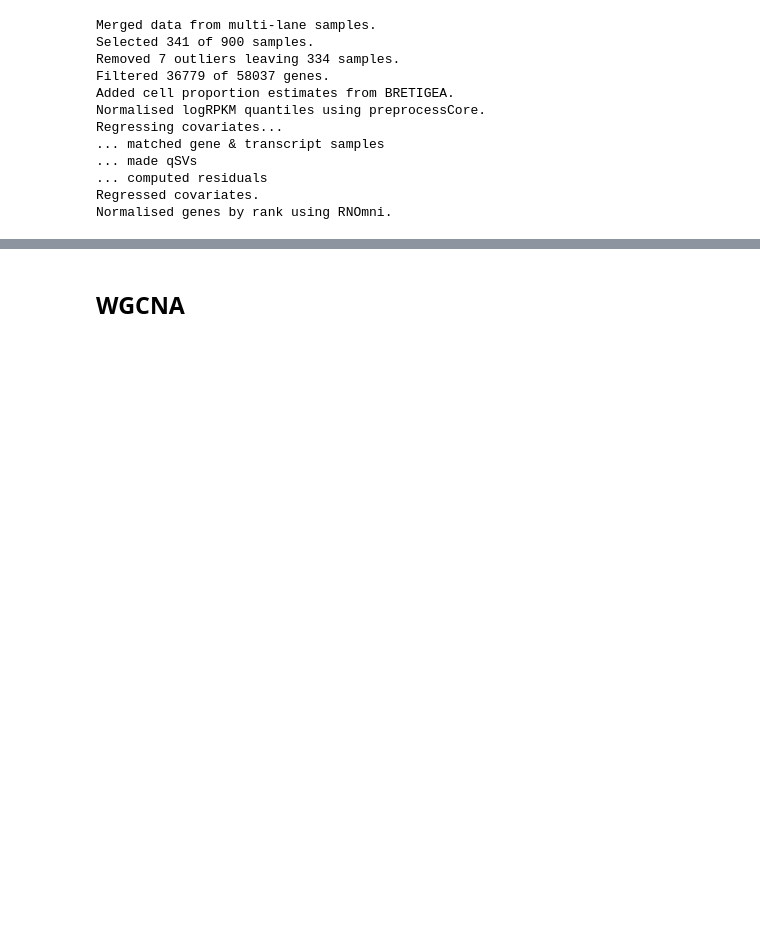
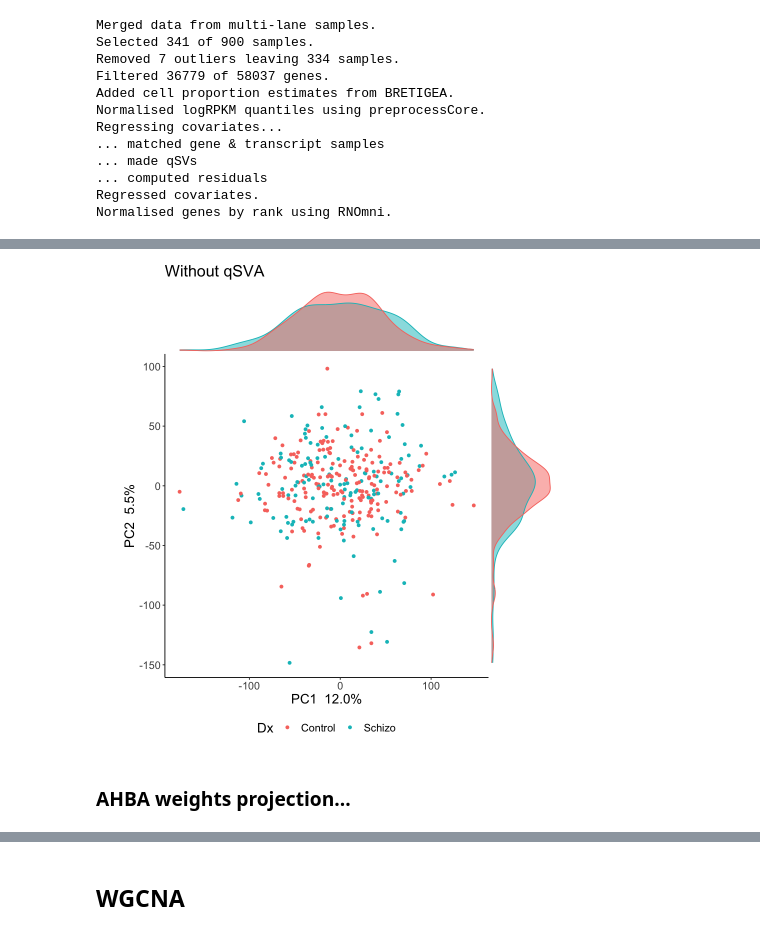
Before and after one commit to richardajdear/LIBD-heterogeneity, a Jupyter notebook: notebooks/qsva_scz.ipynb, the cells around one changed output, grey strips where cells are left out. Saved outputs shown, nothing was run; the diff lists cells and outputs as text; code cells hidden in the pictures; blank space fills up the shorter version.

```diff
--- a/notebooks/qsva_scz.ipynb
+++ b/notebooks/qsva_scz.ipynb
@@ -277,13 +241,16 @@ formula <- "~ Dx + Age + Sex + Race + mitoRate + rRNA_rate + totalAssignedGene +
                          snpPC6 + snpPC7 + snpPC8 + snpPC9 + snpPC10 +
                          ast + end + mic + neu + oli + opc
                          "
+# formula <- "~ Dx + Age + Sex + Race + mitoRate + rRNA_rate + totalAssignedGene + RIN +
+#                          ast + end + mic + neu + oli + opc
+#                          "
 rse_regressed <- rse_norm_samples %>%
-    regress_covariates(rse_tx, formula = formula, n_qsvs = NULL, P=1)
+    regress_covariates(rse_tx, formula = formula, n_qsvs = 0, P=1)
 rse_norm_genes <- rse_regressed %>% normalise_genes
 
-saveRDS(rse_norm_genes, "../outputs/rse_processed_CTL_SCZ_QSV.rds")
+saveRDS(rse_norm_genes, "../outputs/rse_processed_CTL_SCZ_noQSV.rds")
 
-rse_QSV <- readRDS("../outputs/rse_processed_CTL_SCZ_QSV.rds")
+rse_clean <- readRDS("../outputs/rse_processed_CTL_SCZ_noQSV.rds")
 # %% [output]
 Merged data from multi-lane samples.
 Selected 341 of 900 samples.
@@ -311 +282,3 @@ pd %>% data.frame %>% tibble %>% colnames
+# %%
+exp <- assays(rse_clean)[['ranknorm']]
 # %% [markdown]
@@ -315,2 +285,0 @@ rse_QSV <- readRDS("../outputs/rse_processed_CTL_SCZ_QSV.rds")
-# %%
-exp <- assays(rse_QSV)[['ranknorm']]
@@ -318,0 +286,8 @@ pca <- exp %>% t %>% prcomp
+# %%
+pca <- exp %>% t %>% prcomp
+cols <- c('RIN','Age','Sex','Race','Dx')
+phenotype <- colData(rse)[, cols] %>% data.frame %>% rownames_to_column('sample')
+# phenotype %>% head
+df <- pca$x[,1:2] %>% data.frame %>% rownames_to_column('sample') %>%
+    left_join(phenotype, by='sample')
+df %>% head
@@ -318,0 +304,27 @@ pca <- exp %>% t %>% prcomp
+# %%
+options(repr.plot.width=8, repr.plot.height=8)
+
+var_exp <- pca$sdev[1:2]**2/sum(pca$sdev**2)
+var_exp <- as.list(scales::percent(var_exp)) %>% `names<-`(c('x','y'))
+
+g1 <- df %>%
+ggplot(aes(x=PC1, y=PC2)) +
+geom_point(aes(color=Dx)) +
+xlab(paste('PC1 ', var_exp[1])) +
+ylab(paste('PC2 ', var_exp[2])) +
+theme_classic() +
+theme(
+    legend.position='bottom',
+    aspect.ratio=1,
+    text=element_text(size=16)
+    ) +
+ggtitle('Without qSVA')
+
+
+library(ggExtra)
+# ggMarginal(g1, type='density')
+ggMarginal(g1, type='density', groupColour = T, groupFill = T)
+# %% [output]
+[figure, added]
+# %% [markdown]
+### AHBA weights projection...
```
Also changed, not shown: parts of 44 cells of this notebook, 5 other files.
